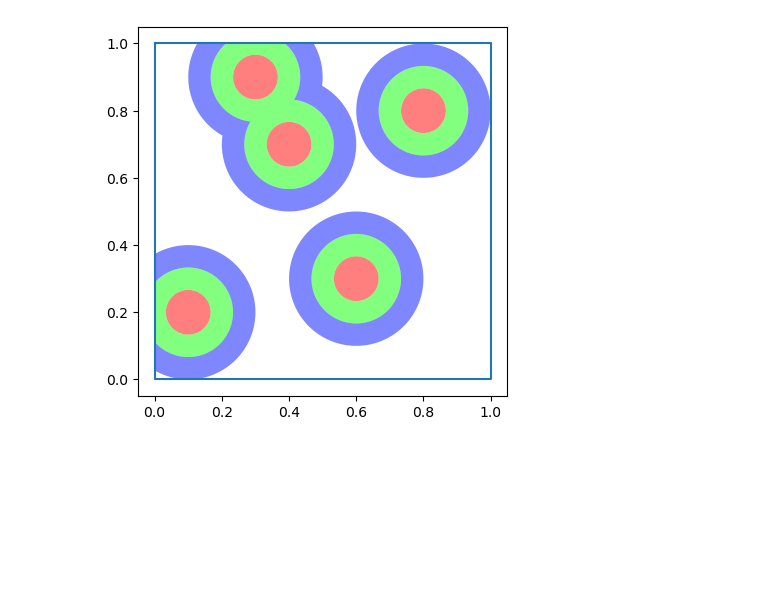
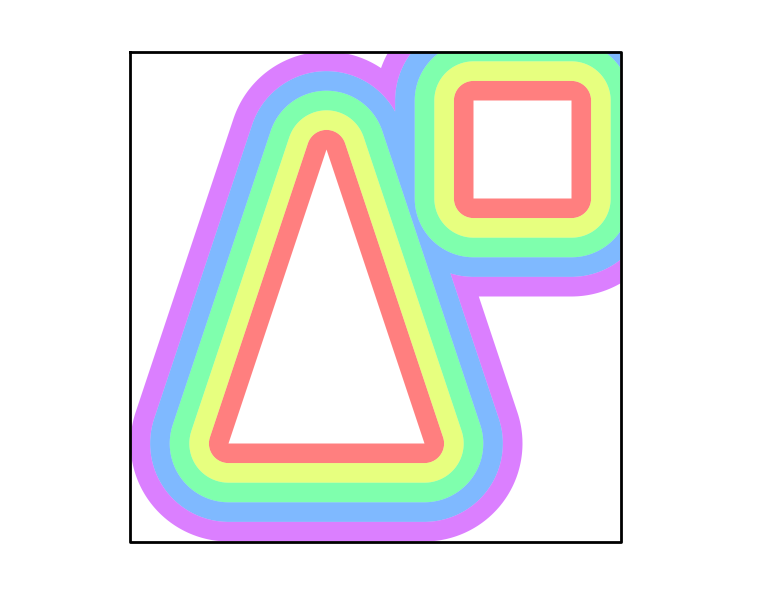
Before and after one commit to LukasFrankenQ/pypsa-earth-sec, a Jupyter notebook: notebooks/spatial.ipynb, the cells around one changed output. Cells and saved outputs as stored; diff of their text form; code cells hidden in the pictures; blank space fills up the shorter version.

```diff
--- a/notebooks/spatial.ipynb
+++ b/notebooks/spatial.ipynb
@@ -18,14 +18,11 @@ def generate_color_list(n):
 n = 10
 colors = generate_color_list(n)
 # %%
-triangle_coords = [
-    (0.2, 0.2), (0.4, 0.8), (0.6, 0.2)
-]
-square_coords = [
-    (0.7, 0.7), (0.9, 0.7), (0.9, 0.9), (0.7, 0.9)
-]
+inner1 = Polygon([(0.5, 0.8), (0.7, 0.8), (0.8, 0.6), (0.6, 0.4), (0.8, 0.2), (0.4, 0.1), (0.2, 0.4)])
 
-triangle = Polygon(triangle_coords)
-square = Polygon(square_coords)
+triangle = Polygon([(0.2, 0.2), (0.4, 0.8), (0.6, 0.2)])
+square = Polygon([(0.7, 0.7), (0.9, 0.7), (0.9, 0.9), (0.7, 0.9)])
+inner2 = MultiPolygon([triangle, square])
 
-inner2 = MultiPolygon([triangle, square])
+points = [(0.1, 0.2), (0.4, 0.7), (0.8, 0.8), (0.3, 0.9), (0.6, 0.3)]
+inner3 = MultiPoint(points)
@@ -35,64 +29,48 @@ inner3 = MultiPoint(points)
 # %%
-def get_circles(outer, inner, n_steps, max_distance=0.2):
+def get_circles(outer, inner, n_steps, max_distance=0.2, do_plot=False):
 
     target_outers = np.linspace(0, max_distance, n_steps+1)[1:]
-    outerouter = inner.buffer(max_distance)
 
     shapes = [inner]
 
     # for distance in target_outers:
     distance = target_outers[0]
 
-    for i in range(n_steps):
-
+    for _ in range(n_steps):
         shapes.append(shapes[-1].buffer(distance))
 
-        # new_outer = larger.difference(smaller)
+    rings = {}
+
+    # for outer_ring, to_exclude in zip(shapes[::-1], shapes[1::-1]):
+    for outer_ring, to_exclude, distance in zip(shapes[1:], shapes, target_outers):
+
+        new_ring = outer_ring.difference(to_exclude).intersection(outer)
+        rings[distance] = new_ring
 
 
-    rings = []
+    if do_plot:
+        _, ax = plt.subplots(figsize=(7, 7))
 
-    # for outer_ring, to_exclude in zip(shapes[::-1], shapes[1::-1]):
-    for outer_ring, to_exclude in zip(shapes[1:], shapes):
+        ax.plot(*outer.exterior.xy, linewidth=2, color='black')
 
-        new_ring = outer_ring.difference(to_exclude).intersection(outer)
-        rings.append(new_ring)
+        for ring, c in zip(rings.values(), generate_color_list(n_steps)):
+            gpd.GeoSeries([ring]).plot(ax=ax, alpha=0.5, color=c)
 
+        for border in ['top', 'bottom', 'left', 'right']:
+            ax.spines[border].set_visible(False)
 
-    fig, ax = plt.subplots()
+        ax.set_xticks([])
+        ax.set_yticks([])
 
-    ax.plot(*outer.exterior.xy)
-    # ax.plot(*inner.exterior.xy)
+        plt.show()
 
-    print(n_steps)
-
-    # for shape in shapes:
-    colors = generate_color_list(n_steps)
-
-    for ring, c in zip(rings, colors):
-        # ax.plot(*ring.exterior.xy, alpha=0.5)
-        # ax.fill(*ring.exterior.xy, alpha=0.5)
-
-        gpd.GeoSeries([ring]).plot(ax=ax, alpha=0.5, color=c)
-
-    plt.show()
-
-
+    return rings
 
 
 outer = Polygon([(0, 1), (1, 1), (1, 0), (0, 0)])
-inner1 = Polygon([
-    (0.5, 0.8),
-    (0.7, 0.8),
-    (0.8, 0.6),
-    (0.6, 0.4),
-    (0.8, 0.2),
-    (0.4, 0.1),
-    (0.2, 0.4),
-])
 
-
-
-
-get_circles(outer, inner3, 3)
+n = 5
+# rings = get_circles(outer, inner1, n, do_plot=True)
+rings = get_circles(outer, inner2, n, do_plot=True)
+# rings = get_circles(outer, inner3, n, do_plot=True)
 # %% [output]
@@ -100 +77 @@ get_circles(outer, inner3, 3)
-[figure, old version]
+[figure, new version]
```
Also changed, not shown: parts of 4 cells of this notebook.
